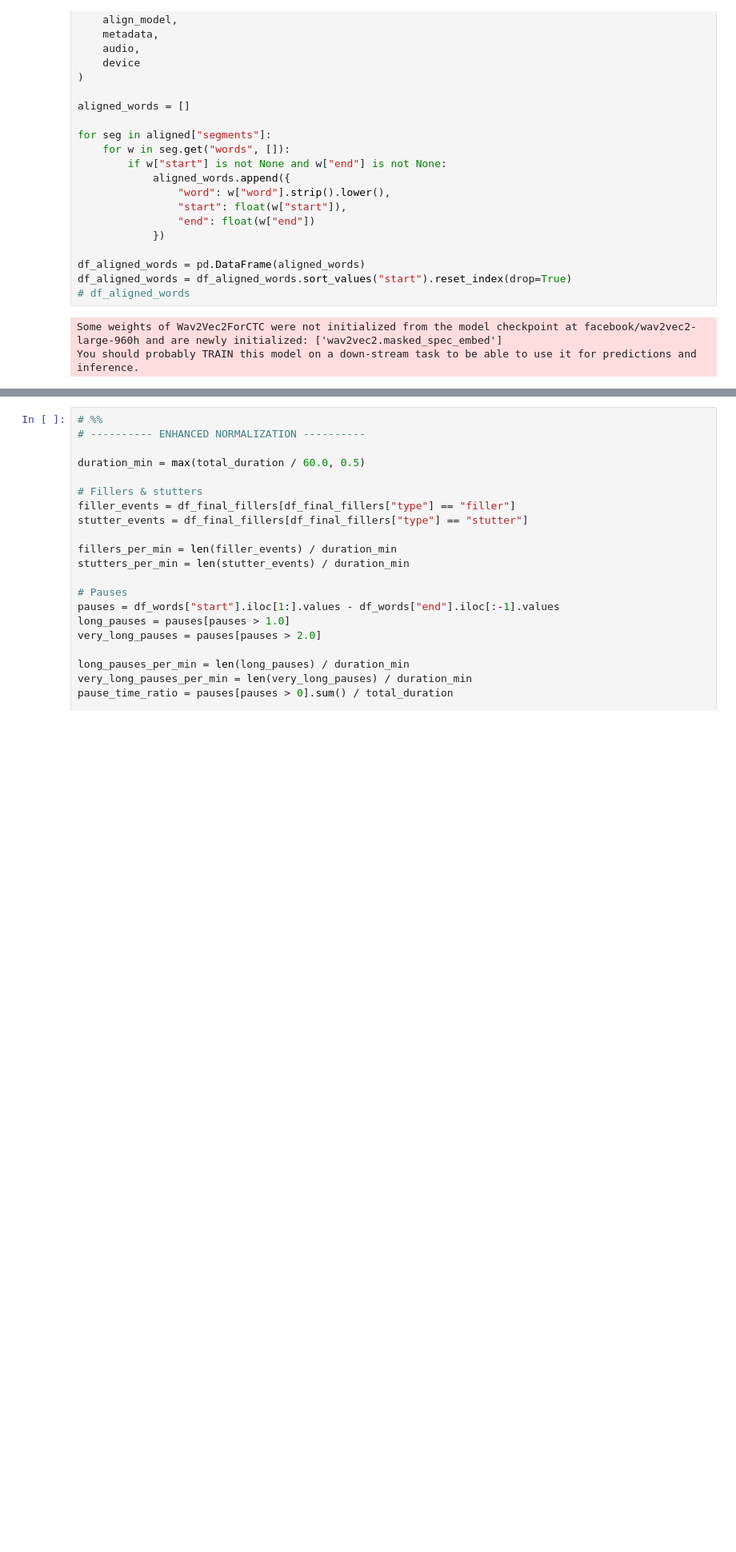
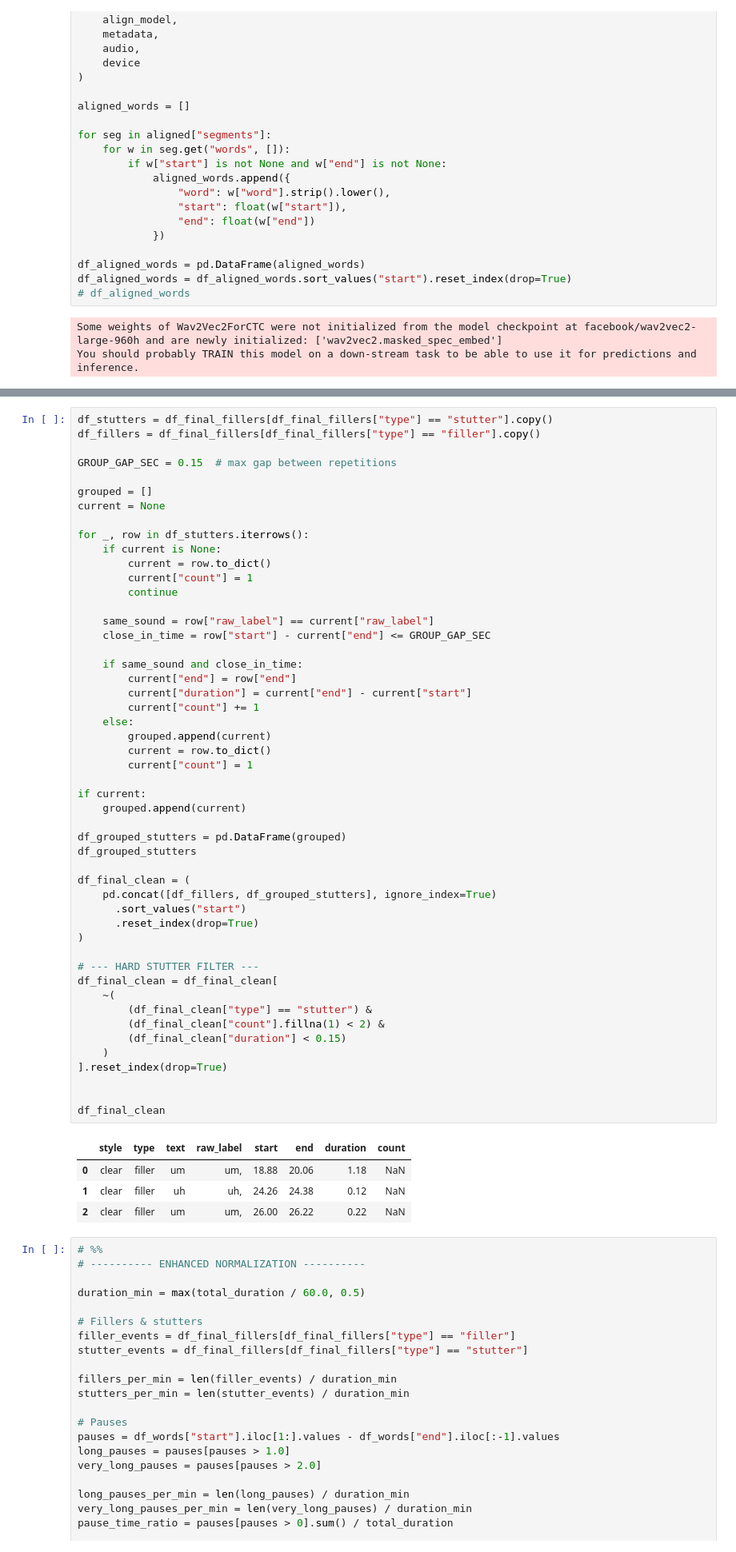
Before and after one commit to rakibj/speech-analysis, a Jupyter notebook: main.ipynb, the cells around one changed output, grey strips where cells are left out. Shown at 80% size. Saved outputs shown, nothing was run; the diff lists cells and outputs as text; blank space fills up the shorter version.

```diff
--- a/main.ipynb
+++ b/main.ipynb
@@ -526,3 +528,58 @@ df_final_fillers
+# %%
+df_stutters = df_final_fillers[df_final_fillers["type"] == "stutter"].copy()
+df_fillers = df_final_fillers[df_final_fillers["type"] == "filler"].copy()
+
+GROUP_GAP_SEC = 0.15  # max gap between repetitions
+
+grouped = []
+current = None
+
+for _, row in df_stutters.iterrows():
+    if current is None:
+        current = row.to_dict()
+        current["count"] = 1
+        continue
+
+    same_sound = row["raw_label"] == current["raw_label"]
+    close_in_time = row["start"] - current["end"] <= GROUP_GAP_SEC
+
+    if same_sound and close_in_time:
+        current["end"] = row["end"]
+        current["duration"] = current["end"] - current["start"]
+        current["count"] += 1
+    else:
+        grouped.append(current)
+        current = row.to_dict()
+        current["count"] = 1
+
+if current:
+    grouped.append(current)
+
+df_grouped_stutters = pd.DataFrame(grouped)
+df_grouped_stutters
+
+df_final_clean = (
+    pd.concat([df_fillers, df_grouped_stutters], ignore_index=True)
+      .sort_values("start")
+      .reset_index(drop=True)
+)
+
+# --- HARD STUTTER FILTER ---
+df_final_clean = df_final_clean[
+    ~(
+        (df_final_clean["type"] == "stutter") &
+        (df_final_clean["count"].fillna(1) < 2) &
+        (df_final_clean["duration"] < 0.15)
+    )
+].reset_index(drop=True)
+
+
+df_final_clean
+# %% [output]
+|  | style | type | text | raw_label | start | end | duration | count |
+| 0 | clear | filler | um | um, | 18.88 | 20.06 | 1.18 | NaN |
+| 1 | clear | filler | uh | uh, | 24.26 | 24.38 | 0.12 | NaN |
+| 2 | clear | filler | um | um, | 26.00 | 26.22 | 0.22 | NaN |
 # %%
 # %%
 # ---------- ENHANCED NORMALIZATION ----------
```
Also changed, not shown: parts of 2 cells of this notebook.
